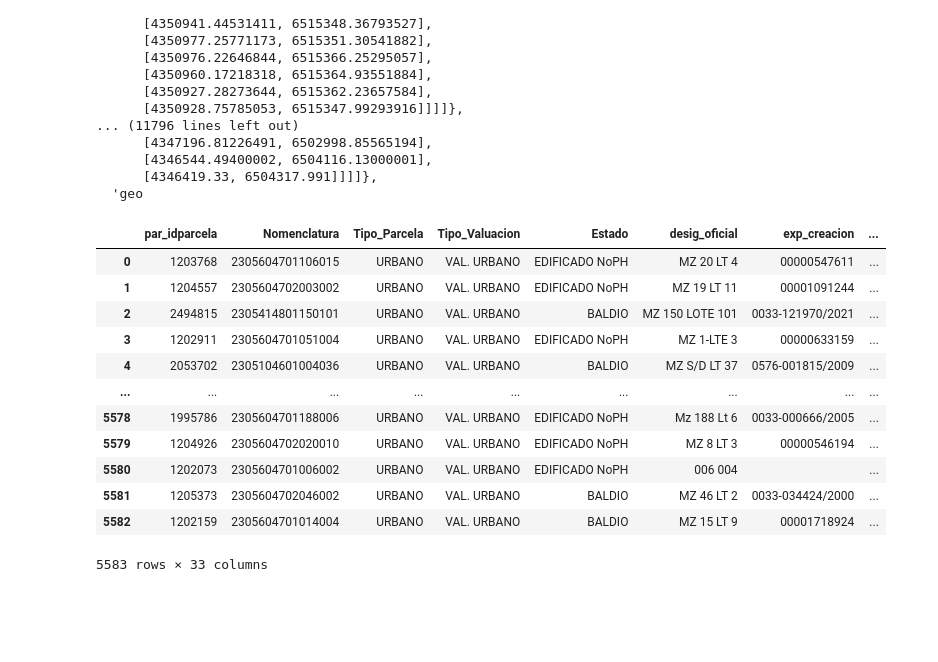
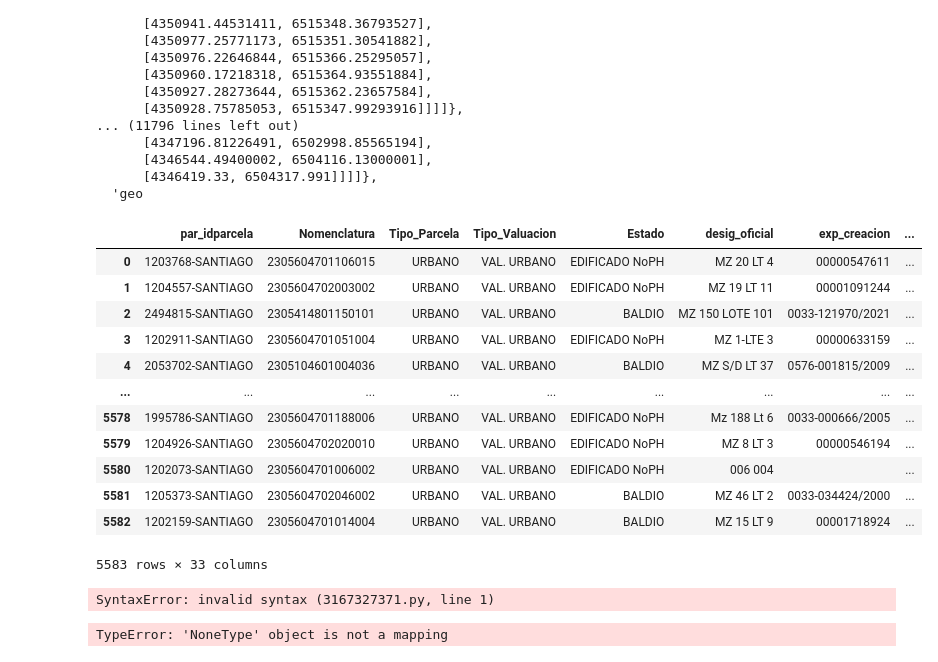
Before and after one commit to freire-guido/eci-2024, a Jupyter notebook: coso.ipynb, the cells around one changed output. Drawn from its saved outputs; the diff is of its cells as text; code cells hidden in the pictures; blank space fills up the shorter version.

Commit message:
parcelas df

```diff
--- a/coso.ipynb
+++ b/coso.ipynb
@@ -27,22 +27,33 @@ santiago['features']
       [4346419.33, 6504317.991]]]]},
   'geo
 # %%
-properties = pd.DataFrame([{**parcela['properties'], **parcela['geometry']} for parcela in santiago['features']])
-properties
+santiago = pd.DataFrame([{**parcela['properties'], **parcela['geometry']} for parcela in santiago['features']])
+santiago['par_idparcela'] = santiago['par_idparcela'].apply(lambda id: str(id) + '-SANTIAGO')
+santiago
 # %% [output]
 |  | par_idparcela | Nomenclatura | Tipo_Parcela | Tipo_Valuacion | Estado | desig_oficial | exp_creacion | ... |
-| 0 | 1203768 | 2305604701106015 | URBANO | VAL. URBANO | EDIFICADO NoPH | MZ 20 LT 4 | 00000547611 | ... |
-| 1 | 1204557 | 2305604702003002 | URBANO | VAL. URBANO | EDIFICADO NoPH | MZ 19 LT 11 | 00001091244 | ... |
-| 2 | 2494815 | 2305414801150101 | URBANO | VAL. URBANO | BALDIO | MZ 150 LOTE 101 | 0033-121970/2021 | ... |
-| 3 | 1202911 | 2305604701051004 | URBANO | VAL. URBANO | EDIFICADO NoPH | MZ 1-LTE 3 | 00000633159 | ... |
-| 4 | 2053702 | 2305104601004036 | URBANO | VAL. URBANO | BALDIO | MZ S/D LT 37 | 0576-001815/2009 | ... |
+| 0 | 1203768-SANTIAGO | 2305604701106015 | URBANO | VAL. URBANO | EDIFICADO NoPH | MZ 20 LT 4 | 00000547611 | ... |
+| 1 | 1204557-SANTIAGO | 2305604702003002 | URBANO | VAL. URBANO | EDIFICADO NoPH | MZ 19 LT 11 | 00001091244 | ... |
+| 2 | 2494815-SANTIAGO | 2305414801150101 | URBANO | VAL. URBANO | BALDIO | MZ 150 LOTE 101 | 0033-121970/2021 | ... |
+| 3 | 1202911-SANTIAGO | 2305604701051004 | URBANO | VAL. URBANO | EDIFICADO NoPH | MZ 1-LTE 3 | 00000633159 | ... |
+| 4 | 2053702-SANTIAGO | 2305104601004036 | URBANO | VAL. URBANO | BALDIO | MZ S/D LT 37 | 0576-001815/2009 | ... |
 | ... | ... | ... | ... | ... | ... | ... | ... | ... |
-| 5578 | 1995786 | 2305604701188006 | URBANO | VAL. URBANO | EDIFICADO NoPH | Mz 188 Lt 6 | 0033-000666/2005 | ... |
-| 5579 | 1204926 | 2305604702020010 | URBANO | VAL. URBANO | EDIFICADO NoPH | MZ 8 LT 3 | 00000546194 | ... |
-| 5580 | 1202073 | 2305604701006002 | URBANO | VAL. URBANO | EDIFICADO NoPH | 006 004 |  | ... |
-| 5581 | 1205373 | 2305604702046002 | URBANO | VAL. URBANO | BALDIO | MZ 46 LT 2 | 0033-034424/2000 | ... |
-| 5582 | 1202159 | 2305604701014004 | URBANO | VAL. URBANO | BALDIO | MZ 15 LT 9 | 00001718924 | ... |
+| 5578 | 1995786-SANTIAGO | 2305604701188006 | URBANO | VAL. URBANO | EDIFICADO NoPH | Mz 188 Lt 6 | 0033-000666/2005 | ... |
+| 5579 | 1204926-SANTIAGO | 2305604702020010 | URBANO | VAL. URBANO | EDIFICADO NoPH | MZ 8 LT 3 | 00000546194 | ... |
+| 5580 | 1202073-SANTIAGO | 2305604701006002 | URBANO | VAL. URBANO | EDIFICADO NoPH | 006 004 |  | ... |
+| 5581 | 1205373-SANTIAGO | 2305604702046002 | URBANO | VAL. URBANO | BALDIO | MZ 46 LT 2 | 0033-034424/2000 | ... |
+| 5582 | 1202159-SANTIAGO | 2305604701014004 | URBANO | VAL. URBANO | BALDIO | MZ 15 LT 9 | 00001718924 | ... |
 5583 rows × 33 columns
+# %%
+[{**parcela['properties'], **parcela['geometry']} if parcela['geometry'] else parcela['properties'] for parcela in sanroque['features']]
+# %% [output]
+SyntaxError: invalid syntax (3167327371.py, line 1)
+# %%
+sanroque = pd.DataFrame([{**parcela['properties'], **parcela['geometry']} for parcela in sanroque['features']])
+# sanroque['par_idparcela'] = sanroque['par_idparcela'].apply(lambda id: str(id) + '-SANROQUE')
+# sanroque
+# %% [output]
+TypeError: 'NoneType' object is not a mapping
 # %%
 claims = pd.read_csv('Claims-WorkingFile_v2.csv')
 claims[claims['Validado'] == 'X']
```
Also changed, not shown: parts of 2 cells of this notebook.
